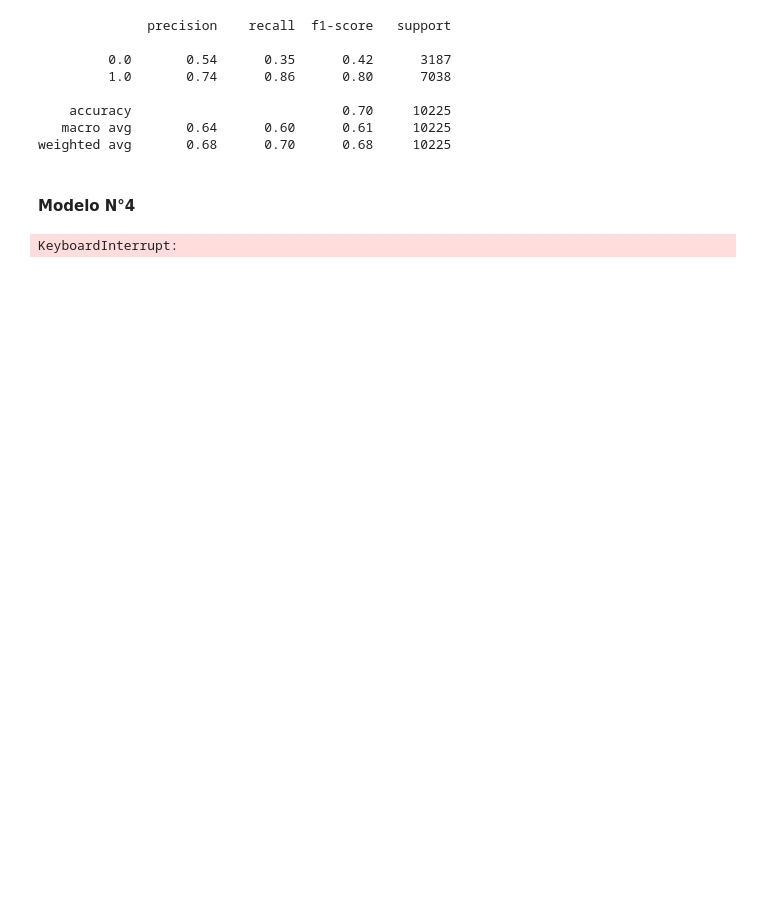
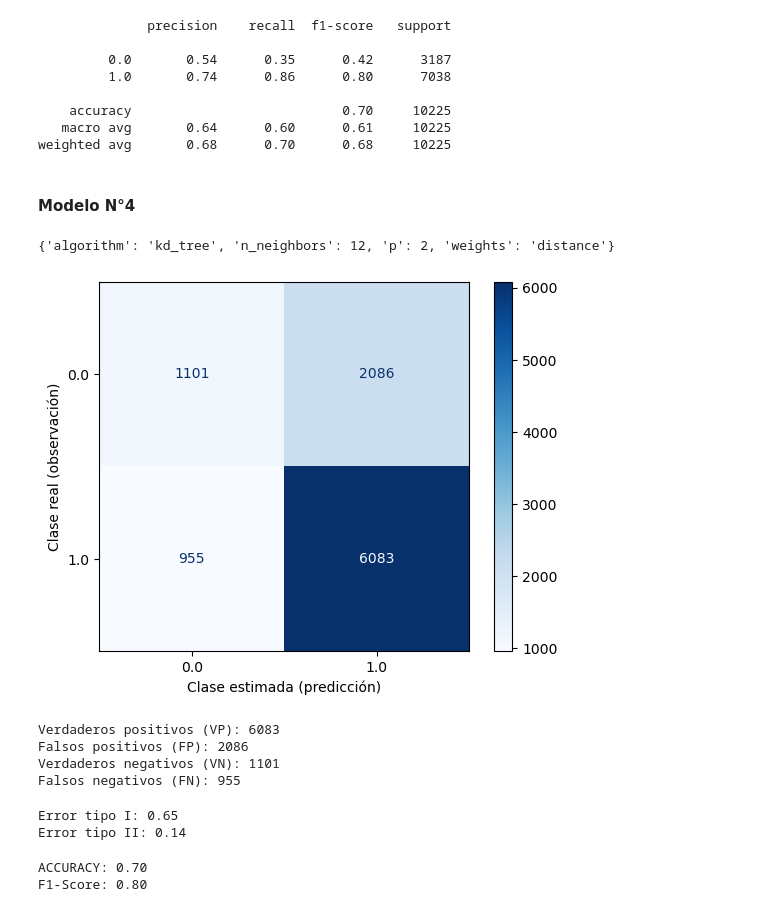
Before and after one commit to dar-rojas/MachineLearning-003D, a Jupyter notebook: modelling.ipynb, the cells around one changed output. Cells and saved outputs as stored; diff of their text form; code cells hidden in the pictures; blank space fills up the shorter version.

```diff
--- a/modelling.ipynb
+++ b/modelling.ipynb
@@ -641,29 +579,78 @@ weighted avg       0.68      0.70      0.68     10225
 # %% [markdown]
 #### **Modelo N°4**
 # %%
-from sklearn.model_selection import GridSearchCV
+import numpy as np
+from sklearn.experimental import enable_halving_search_cv
+from sklearn.model_selection import HalvingGridSearchCV
 
 # Definir la lista de hiperparámetros a probar
 param_grid = {
-    'n_neighbors': [2, 3, 5],  # Valores de K
-    'p': [1,2,3],
-    'algorithm':['auto']
+    'n_neighbors': [3, 5, 7, 9, 12],  # Valores de K
+    'p': [1, 2, 3, 4, 5],  # Valores de p
+    'weights': ['uniform', 'distance'],  # Valores de los pesos
+    'algorithm': ['auto', 'ball_tree', 'kd_tree', 'brute']  # Valores del algoritmo
 }
 
-# Crear el modelo KNN
-knn_C = skKNN_C(weights='distance')
+y_train = np.ravel(y_train)
+
+# Crear el modelo KNN Classifier
+knn = skKNN_C(weights='distance')
 
 # Realizar la búsqueda en cuadrícula
-grid_search = GridSearchCV(estimator=knn_C, param_grid=param_grid, scoring='f1', cv=3, n_jobs=-1)
+grid_search = HalvingGridSearchCV(estimator=knn, param_grid=param_grid, scoring='f1', cv=5, n_jobs=-1)
 grid_search.fit(X_train, y_train)
 
 # Obtener los mejores hiperparámetros
 best_params = grid_search.best_params_
 best_params
 # %% [output]
-KeyboardInterrupt:
+{'algorithm': 'kd_tree', 'n_neighbors': 12, 'p': 2, 'weights': 'distance'}
-# %%
-knn_C.fit(X_train)
+# %%
+knn_4C = skKNN_C(algorithm='kd_tree', n_neighbors=12, p=2, weights='distance')
+knn_4C = knn_4C.fit(X_train, y_train)
+# %%
+#Matriz de Confusion
+matriz = confusion_matrix(y_test, Y_hat)
+
+grafico = ConfusionMatrixDisplay(confusion_matrix=matriz,display_labels=knn_4C.classes_)
+grafico.plot(cmap=plt.cm.Blues,values_format='g')
+plt.xlabel('Clase estimada (predicción)')
+plt.ylabel('Clase real (observación)')
+plt.show()
+# %% [output]
+[figure, added]
+# %%
+VN, FP, FN, VP = matriz.ravel()
+print(f'Verdaderos positivos (VP): {VP}')
+print(f'Falsos positivos (FP): {FP}')
+print(f'Verdaderos negativos (VN): {VN}')
+print(f'Falsos negativos (FN): {FN}')
+# %% [output]
+Verdaderos positivos (VP): 6083
+Falsos positivos (FP): 2086
+Verdaderos negativos (VN): 1101
+Falsos negativos (FN): 955
+# %%
+#Tasa de error
+Tasa_FP_4 = FP/(FP+VN)
+Tasa_FN_4 = FN/(FN+VP)
+
+print("Error tipo I: %.2f" % Tasa_FP_4)
+print("Error tipo II: %.2f" % Tasa_FN_4)
+# %% [output]
+Error tipo I: 0.65
+Error tipo II: 0.14
+# %%
+#Accuracy
+SCORE_4 = knn_4C.score(X_test, y_test)
+print("ACCURACY: %.2f" % SCORE_4)
+
+#F1-Score
+f1_4 = f1_score(y_test, Y_hat)
+print("F1-Score: %.2f" % f1_4)
+# %% [output]
+ACCURACY: 0.70
+F1-Score: 0.80
 # %%
 tabla = pd.DataFrame({'Métrica':['Error Tipo I:','Error Tipo II:','Accuracy:','F1-Score'],
                       'Modelo 1':[Tasa_FP_1,Tasa_FN_1,SCORE_1_2,f1_1_2],
```
Also changed, not shown: parts of 26 cells of this notebook.
